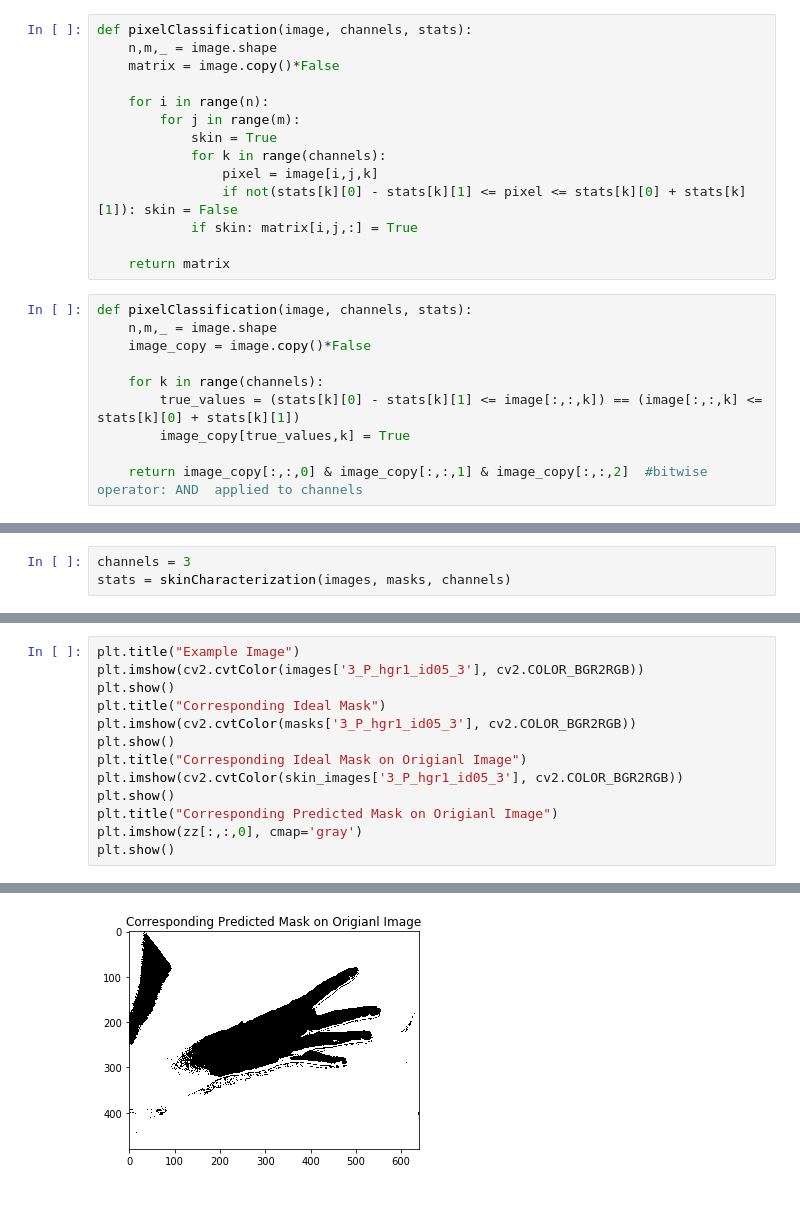
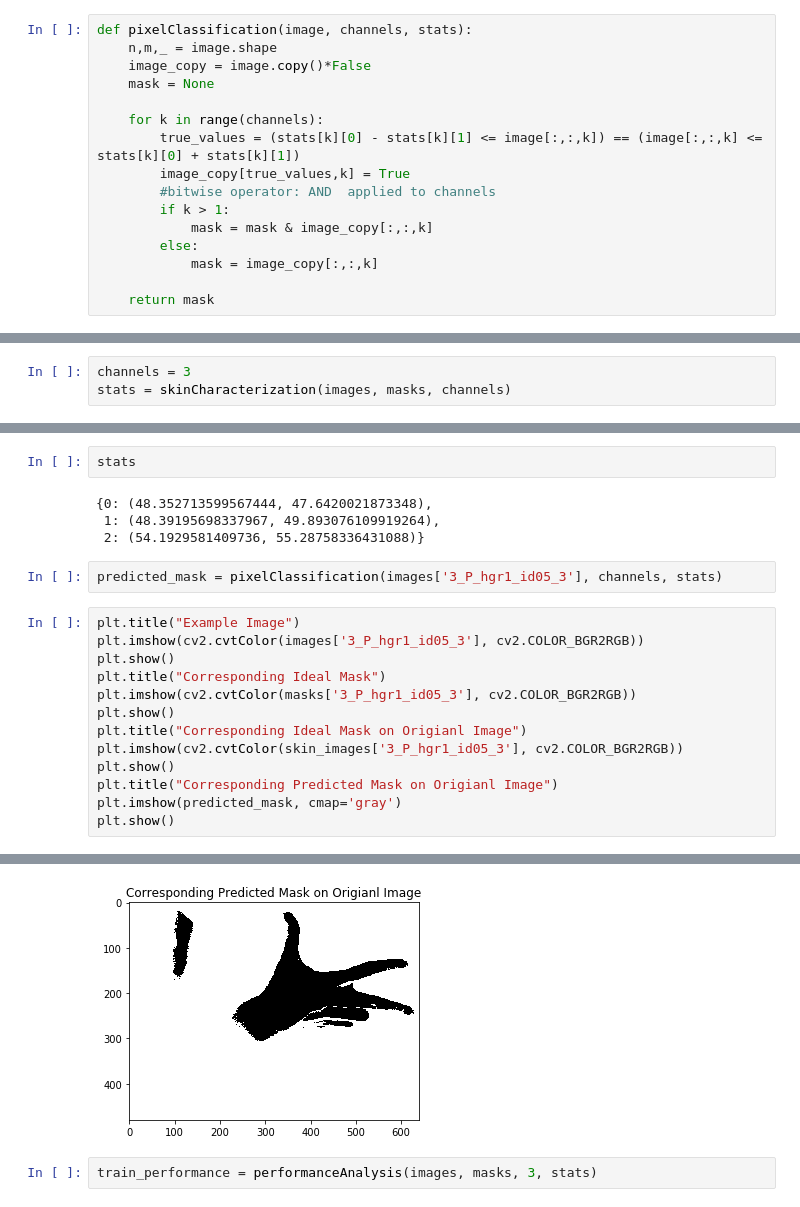
Before and after one commit to uridr/Finger-Detection, a Jupyter notebook: preprocessing/skin_color_characterization.ipynb, the cells around one changed output, grey strips where cells are left out. Cells and saved outputs as stored; diff of their text form.

```diff
--- a/preprocessing/skin_color_characterization.ipynb
+++ b/preprocessing/skin_color_characterization.ipynb
@@ -76,24 +82,16 @@ def skinCharacterization(images, masks, channels):
 # %%
 def pixelClassification(image, channels, stats):
     n,m,_ = image.shape
-    matrix = image.copy()*False
+    image_copy = image.copy()*False
+    mask = None
 
-    for i in range(n):
-        for j in range(m):
-            skin = True
-            for k in range(channels):
-                pixel = image[i,j,k]
-                if not(stats[k][0] - stats[k][1] <= pixel <= stats[k][0] + stats[k][1]): skin = False
-            if skin: matrix[i,j,:] = True
+    for k in range(channels):
+        true_values = (stats[k][0] - stats[k][1] <= image[:,:,k]) == (image[:,:,k] <= stats[k][0] + stats[k][1])
+        image_copy[true_values,k] = True
+        #bitwise operator: AND  applied to channels
+        if k > 1:
+            mask = mask & image_copy[:,:,k]
+        else:
+            mask = image_copy[:,:,k]
 
-    return matrix
+    return mask
-# %%
-def pixelClassification(image, channels, stats):
-    n,m,_ = image.shape
-    image_copy = image.copy()*False
-
-    for k in range(channels):
-        true_values = (stats[k][0] - stats[k][1] <= image[:,:,k]) == (image[:,:,k] <= stats[k][0] + stats[k][1])
-        image_copy[true_values,k] = True
-
-    return image_copy[:,:,0] & image_copy[:,:,1] & image_copy[:,:,2]  #bitwise operator: AND  applied to channels
@@ -111,18 +138,28 @@ end-start
+# %%
+stats
+# %% [output]
+{0: (48.352713599567444, 47.6420021873348),
+ 1: (48.39195698337967, 49.893076109919264),
+ 2: (54.1929581409736, 55.28758336431088)}
+# %%
+predicted_mask = pixelClassification(images['3_P_hgr1_id05_3'], channels, stats)
 # %%
 plt.title("Example Image")
 plt.imshow(cv2.cvtColor(images['3_P_hgr1_id05_3'], cv2.COLOR_BGR2RGB))
 plt.show()
 plt.title("Corresponding Ideal Mask")
 plt.imshow(cv2.cvtColor(masks['3_P_hgr1_id05_3'], cv2.COLOR_BGR2RGB))
 plt.show()
 plt.title("Corresponding Ideal Mask on Origianl Image")
 plt.imshow(cv2.cvtColor(skin_images['3_P_hgr1_id05_3'], cv2.COLOR_BGR2RGB))
 plt.show()
 plt.title("Corresponding Predicted Mask on Origianl Image")
-plt.imshow(zz[:,:,0], cmap='gray')
+plt.imshow(predicted_mask, cmap='gray')
 plt.show()
 # %% [output]
 [figure]
 [figure]
 [figure]
-[figure, old version]
+[figure, new version]
+# %%
+train_performance = performanceAnalysis(images, masks, 3, stats)
```
Also changed, not shown: parts of 34 cells of this notebook.
